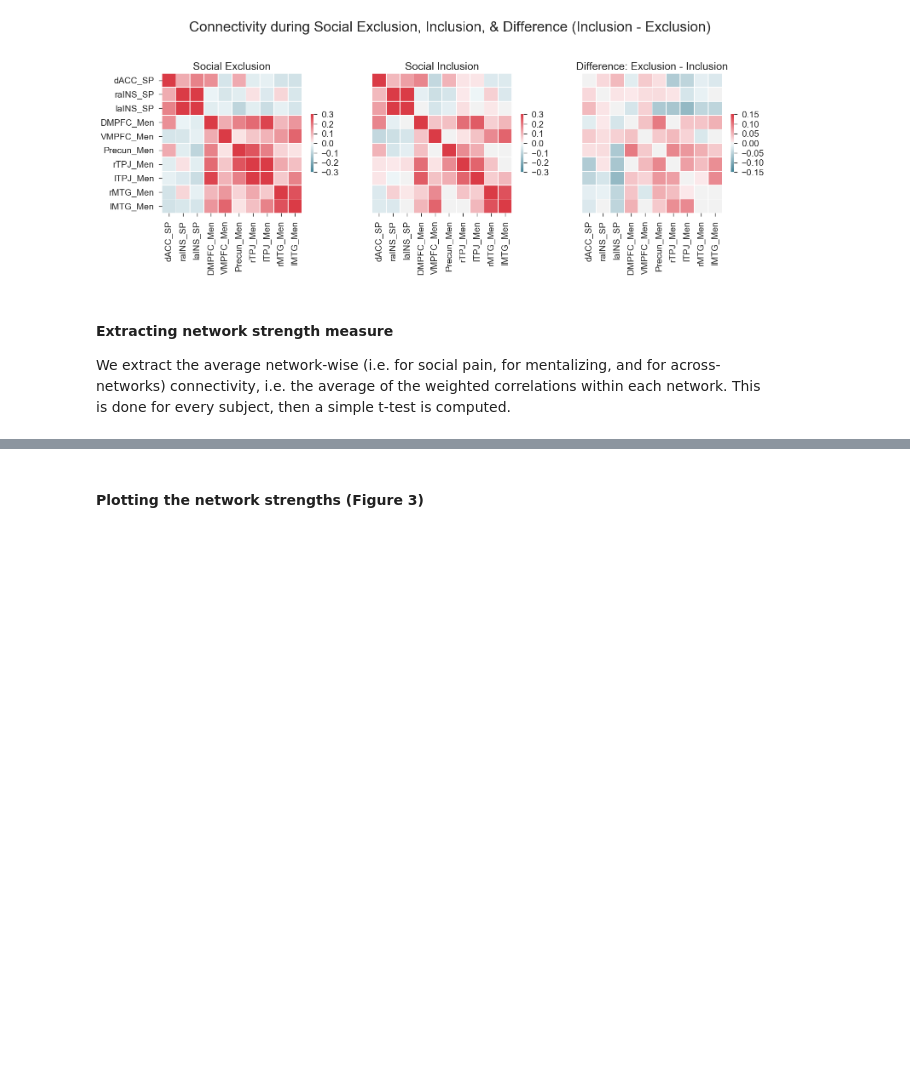
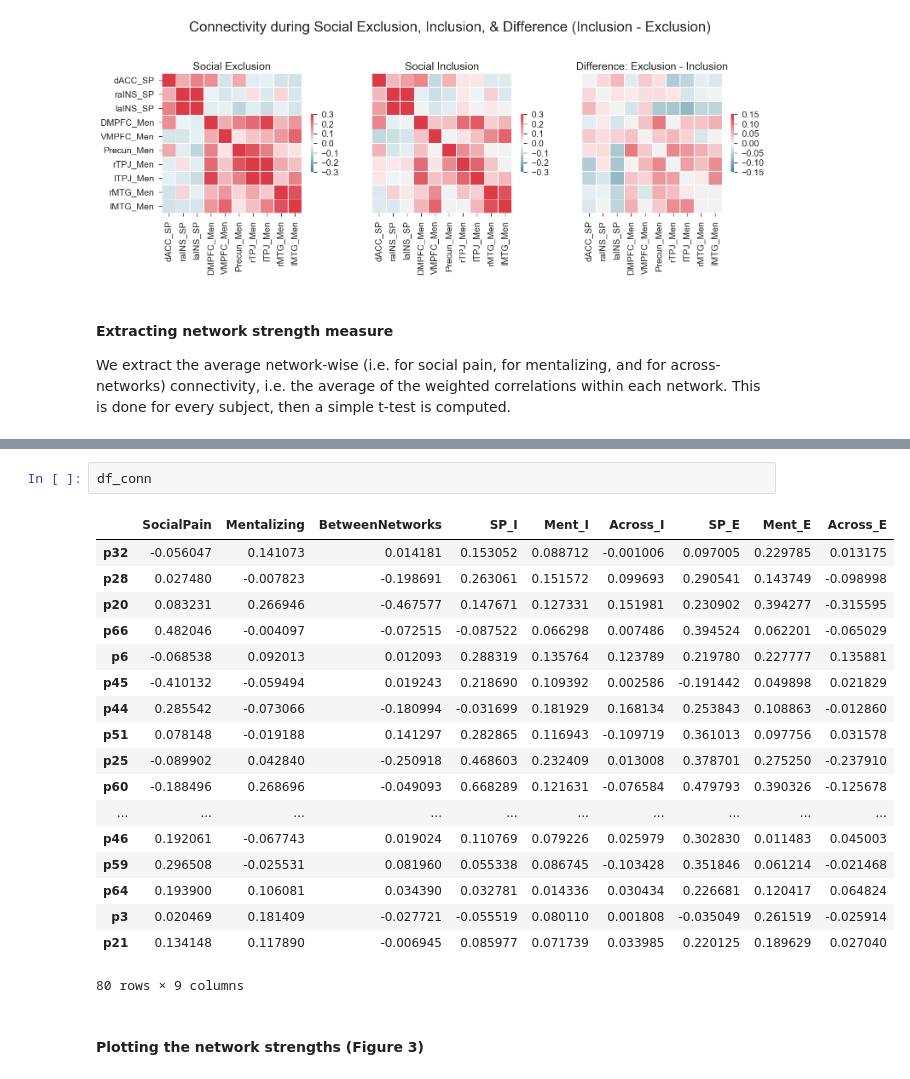
Before and after one commit to cnlab/ConnectivityExclusionSocialNetworkPNAS, a Jupyter notebook: notebooks/02_main_analysis/Schmaelzle_ConnectivitySociaExclusion.ipynb, the cells around one changed output, grey strips where cells are left out. Cells and saved outputs as stored; diff of their text form; blank space fills up the shorter version.

```diff
--- a/notebooks/02_main_analysis/Schmaelzle_ConnectivitySociaExclusion.ipynb
+++ b/notebooks/02_main_analysis/Schmaelzle_ConnectivitySociaExclusion.ipynb
@@ -321,3 +321,24 @@ df_conn.head()
+# %%
+df_conn
+# %% [output]
+|  | SocialPain | Mentalizing | BetweenNetworks | SP_I | Ment_I | Across_I | SP_E | Ment_E | Across_E |
+| p32 | -0.056047 | 0.141073 | 0.014181 | 0.153052 | 0.088712 | -0.001006 | 0.097005 | 0.229785 | 0.013175 |
+| p28 | 0.027480 | -0.007823 | -0.198691 | 0.263061 | 0.151572 | 0.099693 | 0.290541 | 0.143749 | -0.098998 |
+| p20 | 0.083231 | 0.266946 | -0.467577 | 0.147671 | 0.127331 | 0.151981 | 0.230902 | 0.394277 | -0.315595 |
+| p66 | 0.482046 | -0.004097 | -0.072515 | -0.087522 | 0.066298 | 0.007486 | 0.394524 | 0.062201 | -0.065029 |
+| p6 | -0.068538 | 0.092013 | 0.012093 | 0.288319 | 0.135764 | 0.123789 | 0.219780 | 0.227777 | 0.135881 |
+| p45 | -0.410132 | -0.059494 | 0.019243 | 0.218690 | 0.109392 | 0.002586 | -0.191442 | 0.049898 | 0.021829 |
+| p44 | 0.285542 | -0.073066 | -0.180994 | -0.031699 | 0.181929 | 0.168134 | 0.253843 | 0.108863 | -0.012860 |
+| p51 | 0.078148 | -0.019188 | 0.141297 | 0.282865 | 0.116943 | -0.109719 | 0.361013 | 0.097756 | 0.031578 |
+| p25 | -0.089902 | 0.042840 | -0.250918 | 0.468603 | 0.232409 | 0.013008 | 0.378701 | 0.275250 | -0.237910 |
+| p60 | -0.188496 | 0.268696 | -0.049093 | 0.668289 | 0.121631 | -0.076584 | 0.479793 | 0.390326 | -0.125678 |
+| ... | ... | ... | ... | ... | ... | ... | ... | ... | ... |
+| p46 | 0.192061 | -0.067743 | 0.019024 | 0.110769 | 0.079226 | 0.025979 | 0.302830 | 0.011483 | 0.045003 |
+| p59 | 0.296508 | -0.025531 | 0.081960 | 0.055338 | 0.086745 | -0.103428 | 0.351846 | 0.061214 | -0.021468 |
+| p64 | 0.193900 | 0.106081 | 0.034390 | 0.032781 | 0.014336 | 0.030434 | 0.226681 | 0.120417 | 0.064824 |
+| p3 | 0.020469 | 0.181409 | -0.027721 | -0.055519 | 0.080110 | 0.001808 | -0.035049 | 0.261519 | -0.025914 |
+| p21 | 0.134148 | 0.117890 | -0.006945 | 0.085977 | 0.071739 | 0.033985 | 0.220125 | 0.189629 | 0.027040 |
+80 rows × 9 columns
 # %% [markdown]
 #### Plotting the network strengths (Figure 3)
 # %%
```
Also changed, not shown: parts of 8 cells of this notebook, 3 other files.
